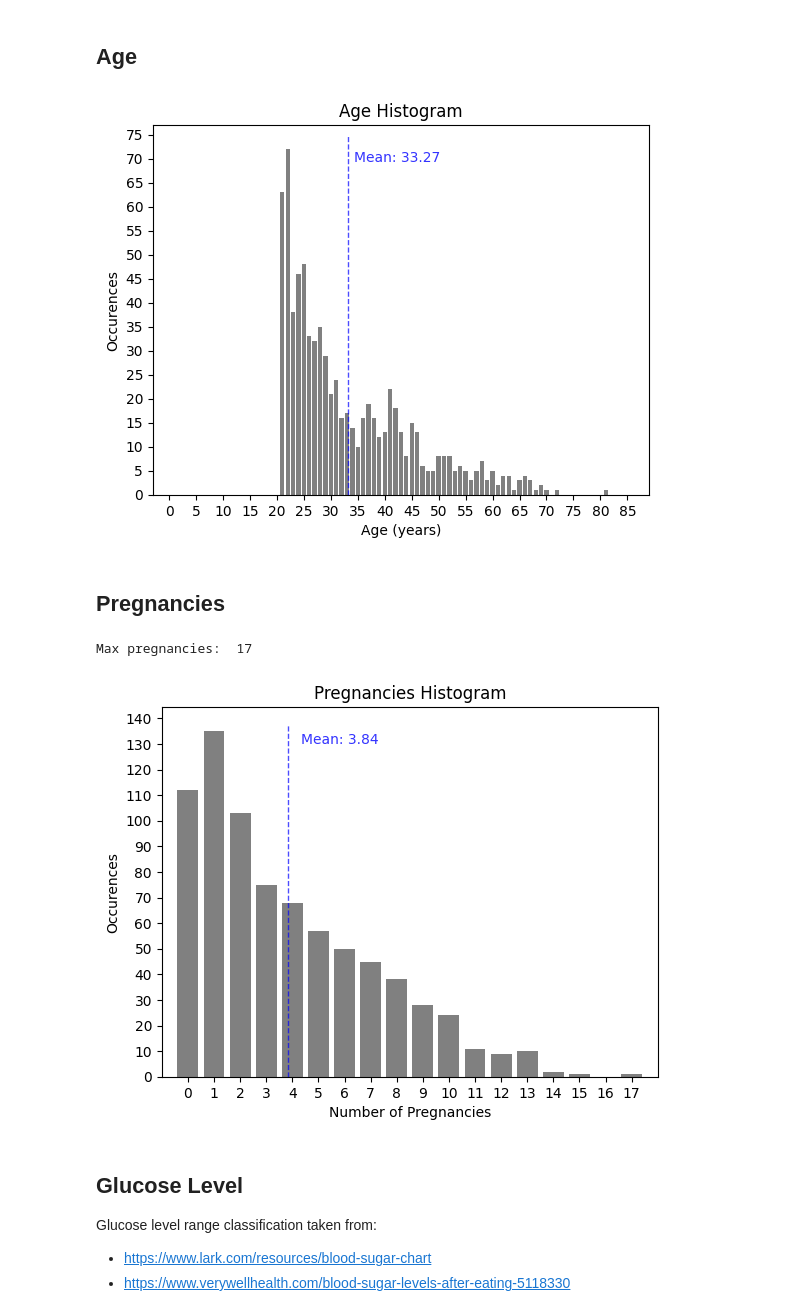
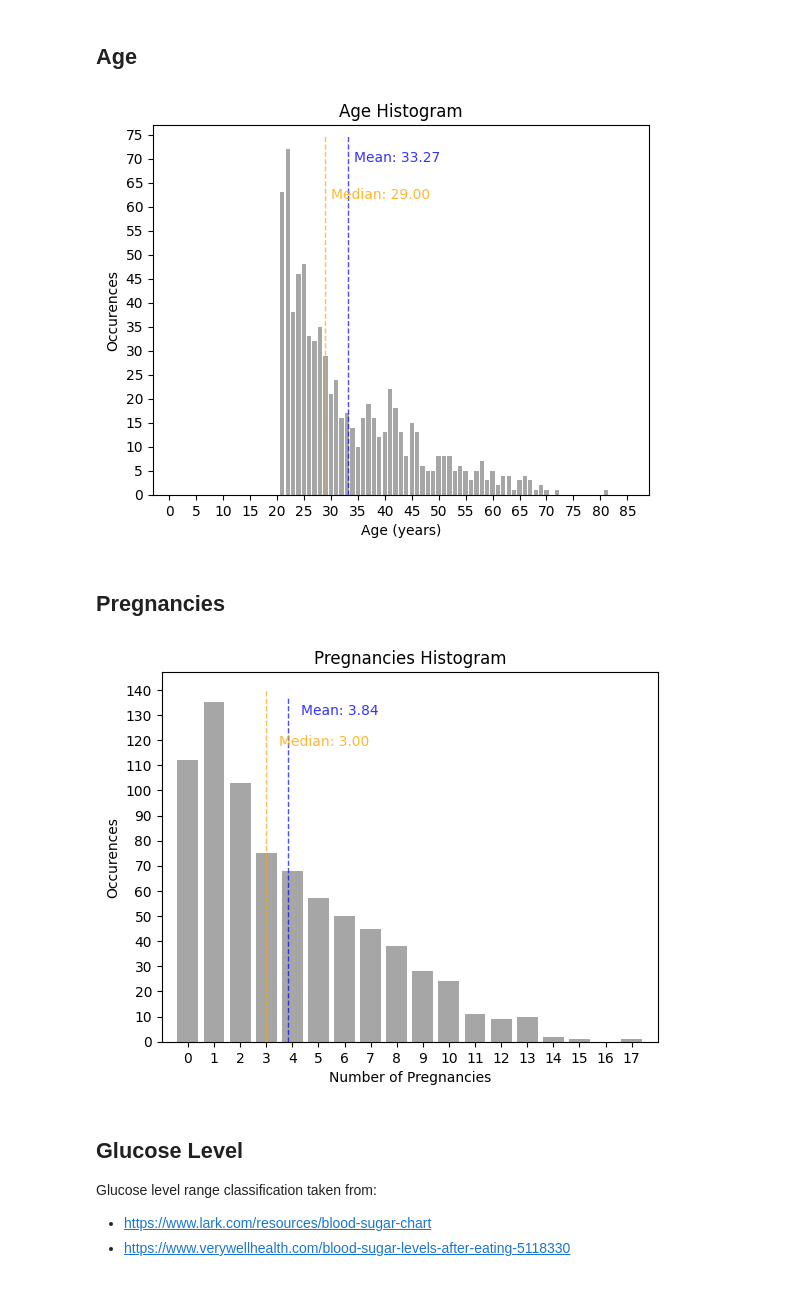
Before and after one commit to Bluxen/DA-Project1, a Jupyter notebook: 13_diabetes_prediction.ipynb, the cells around one changed output. Saved outputs shown, nothing was run; the diff lists cells and outputs as text; code cells hidden in the pictures.

```diff
--- a/13_diabetes_prediction.ipynb
+++ b/13_diabetes_prediction.ipynb
@@ -51,51 +84,57 @@ max_age = diabetes['Age'].max()
 
 # calculate average age
 average_age = diabetes['Age'].mean()
+median_age = diabetes['Age'].median()
 
 # show histogram of age
-counts, bins, patches = plt.hist(diabetes['Age'], bins=range(0, max_age + 2), align='left', rwidth=0.8, color='gray')
+counts, bins, patches = plt.hist(diabetes['Age'], bins=range(0, max_age + 2), align='left', rwidth=0.8, color='gray', alpha=0.7)
 plt.xticks(range(0, max_age + 5, 5))
 plt.xlim([0 - 3, max_age + 8])
 plt.ylim([0, counts.max() + 5])
 plt.locator_params(axis='y', nbins=20)
 
-# show mean on histogram
+# show mean and median on histogram
 plt.vlines(average_age, 0, plt.ylim()[1] * 0.97, colors='blue', linestyles='dashed', linewidth=1, alpha=0.7)
 plt.text(average_age + 1, plt.ylim()[1] * 0.9, 'Mean: {:.2f}'.format(average_age), color='blue', alpha=0.8)
+plt.vlines(median_age, 0, plt.ylim()[1] * 0.97, colors='orange', linestyles='dashed', linewidth=1, alpha=0.7)
+plt.text(median_age + 1, plt.ylim()[1] * 0.8, 'Median: {:.2f}'.format(median_age), color='orange', alpha=0.8)
 
 plt.title('Age Histogram')
 plt.xlabel('Age (years)')
 plt.ylabel('Occurences')
 plt.show()
 # %% [output]
-[figure, old version]
+[figure, new version]
 # %% [markdown]
 ## Pregnancies
 # %%
 # get maximum number of pregnancies
 max_pregnancies = diabetes['Pregnancies'].max()
-print("Max pregnancies: ", max_pregnancies)
 
 # calculate average number of pregnancies
 average_pregnancies = diabetes['Pregnancies'].mean()
+median_pregnancies = diabetes['Pregnancies'].median()
 
 # show histogram of pregnancies
-plt.hist(diabetes['Pregnancies'], bins=range(0, max_pregnancies + 2), align='left', rwidth=0.8, color='gray')
+plt.hist(diabetes['Pregnancies'], bins=range(0, max_pregnancies + 2), align='left', rwidth=0.8, color='gray', alpha=0.7)
 plt.xticks(range(0, max_pregnancies + 1))
 plt.xlim([-1, max_pregnancies + 1])
 plt.locator_params(axis='y', nbins=20)
 
 # show mean on histogram
 plt.vlines(average_pregnancies, 0, plt.ylim()[1] * 0.97, colors='blue', linestyles='dashed', linewidth=1, alpha=0.7)
 plt.text(average_pregnancies + 0.5, plt.ylim()[1] * 0.9, 'Mean: {:.2f}'.format(average_pregnancies), color='blue', alpha=0.8)
 
+# show median on histogram
+plt.vlines(median_pregnancies, 0, plt.ylim()[1] * 0.97, colors='orange', linestyles='dashed', linewidth=1, alpha=0.7)
+plt.text(median_pregnancies + 0.5, plt.ylim()[1] * 0.8, 'Median: {:.2f}'.format(median_pregnancies), color='orange', alpha=0.8)
+
 plt.title('Pregnancies Histogram')
 plt.xlabel('Number of Pregnancies')
 plt.ylabel('Occurences')
 plt.show()
 # %% [output]
-Max pregnancies:  17
-[figure, old version]
+[figure, new version]
 # %% [markdown]
 ## Glucose Level
 
```
Also changed, not shown: parts of 24 cells of this notebook.
